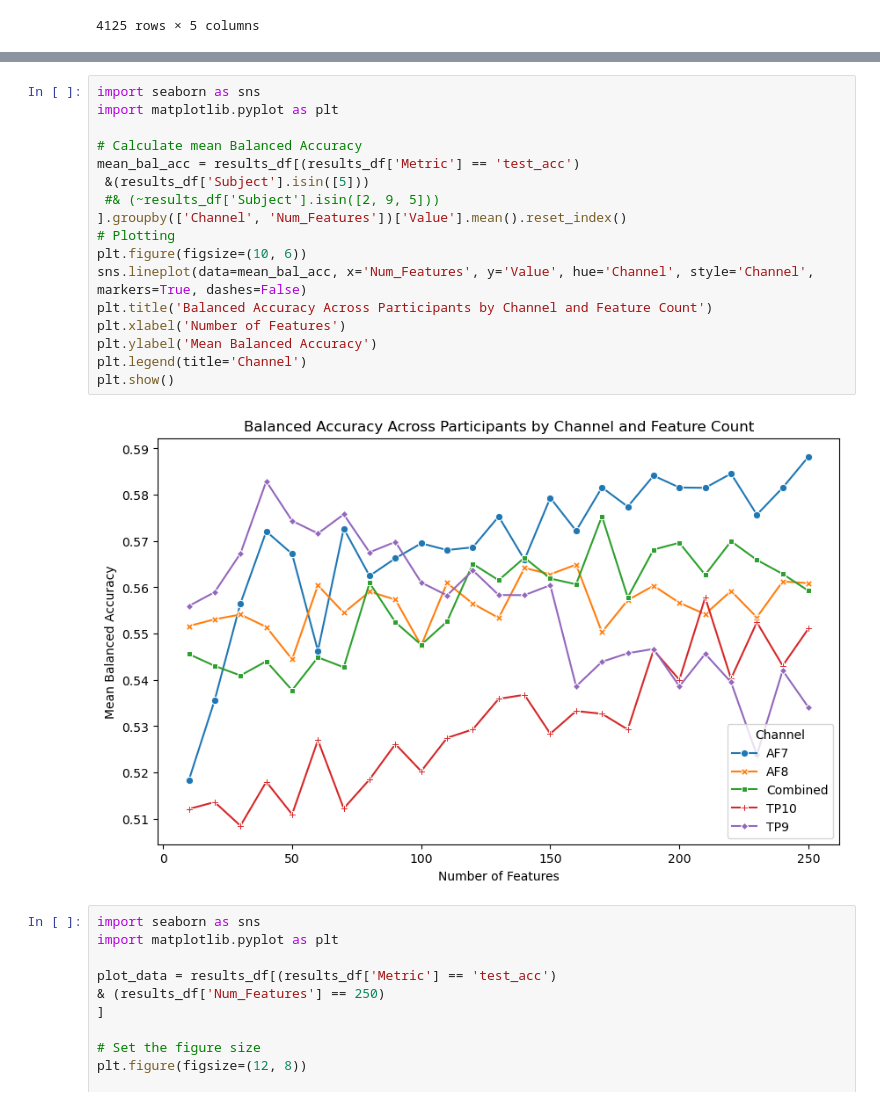
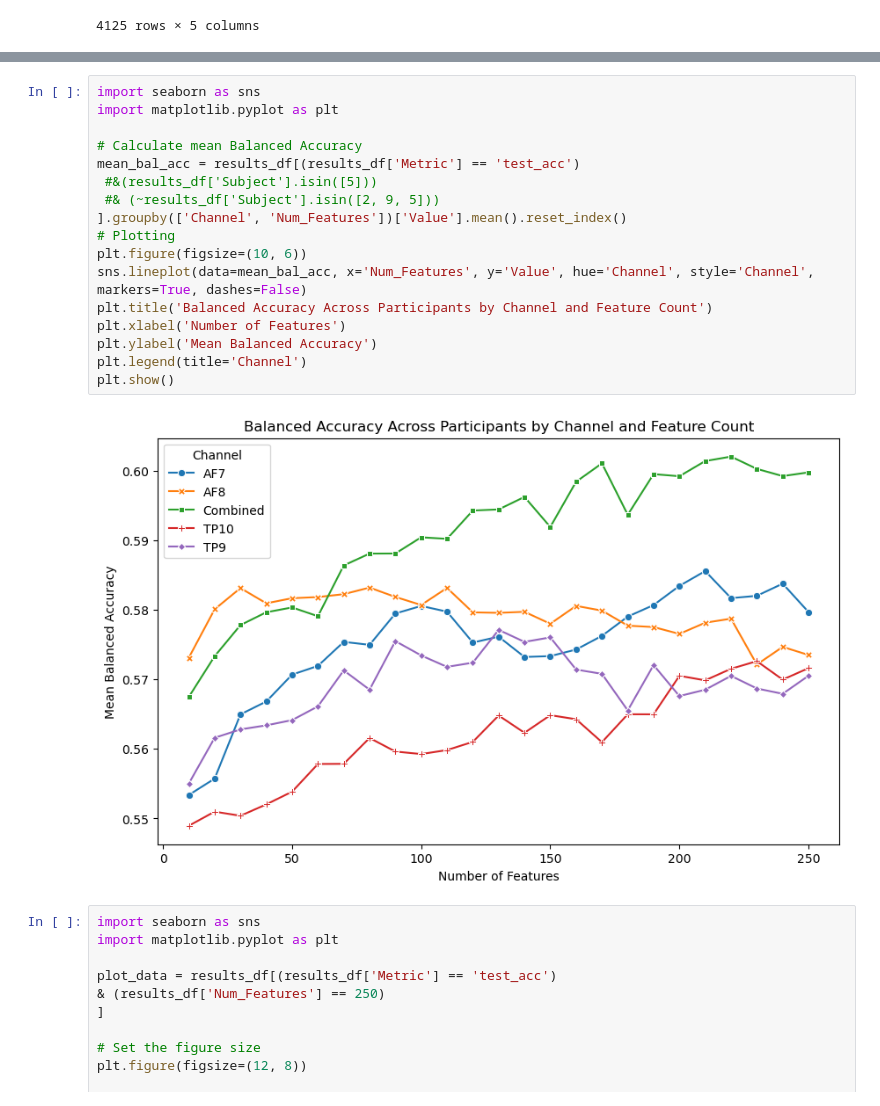
Before and after one commit to henrisuurorg/measure-attention-eeg, a Jupyter notebook: training/analysis.ipynb, the cells around one changed output, grey strips where cells are left out. Cells and saved outputs as stored; diff of their text form.

```diff
--- a/training/analysis.ipynb
+++ b/training/analysis.ipynb
@@ -53,22 +34,22 @@ plt.show()
 # %%
 import seaborn as sns
 import matplotlib.pyplot as plt
 
 # Calculate mean Balanced Accuracy
 mean_bal_acc = results_df[(results_df['Metric'] == 'test_acc')
- &(results_df['Subject'].isin([5]))
+ #&(results_df['Subject'].isin([5]))
  #& (~results_df['Subject'].isin([2, 9, 5]))
 ].groupby(['Channel', 'Num_Features'])['Value'].mean().reset_index()
 # Plotting
 plt.figure(figsize=(10, 6))
 sns.lineplot(data=mean_bal_acc, x='Num_Features', y='Value', hue='Channel', style='Channel', markers=True, dashes=False)
 plt.title('Balanced Accuracy Across Participants by Channel and Feature Count')
 plt.xlabel('Number of Features')
 plt.ylabel('Mean Balanced Accuracy')
 plt.legend(title='Channel')
 plt.show()
 # %% [output]
-[figure, old version]
+[figure, new version]
 # %%
 import seaborn as sns
 import matplotlib.pyplot as plt
```
Also changed, not shown: parts of 2 cells of this notebook, 6 other files.
